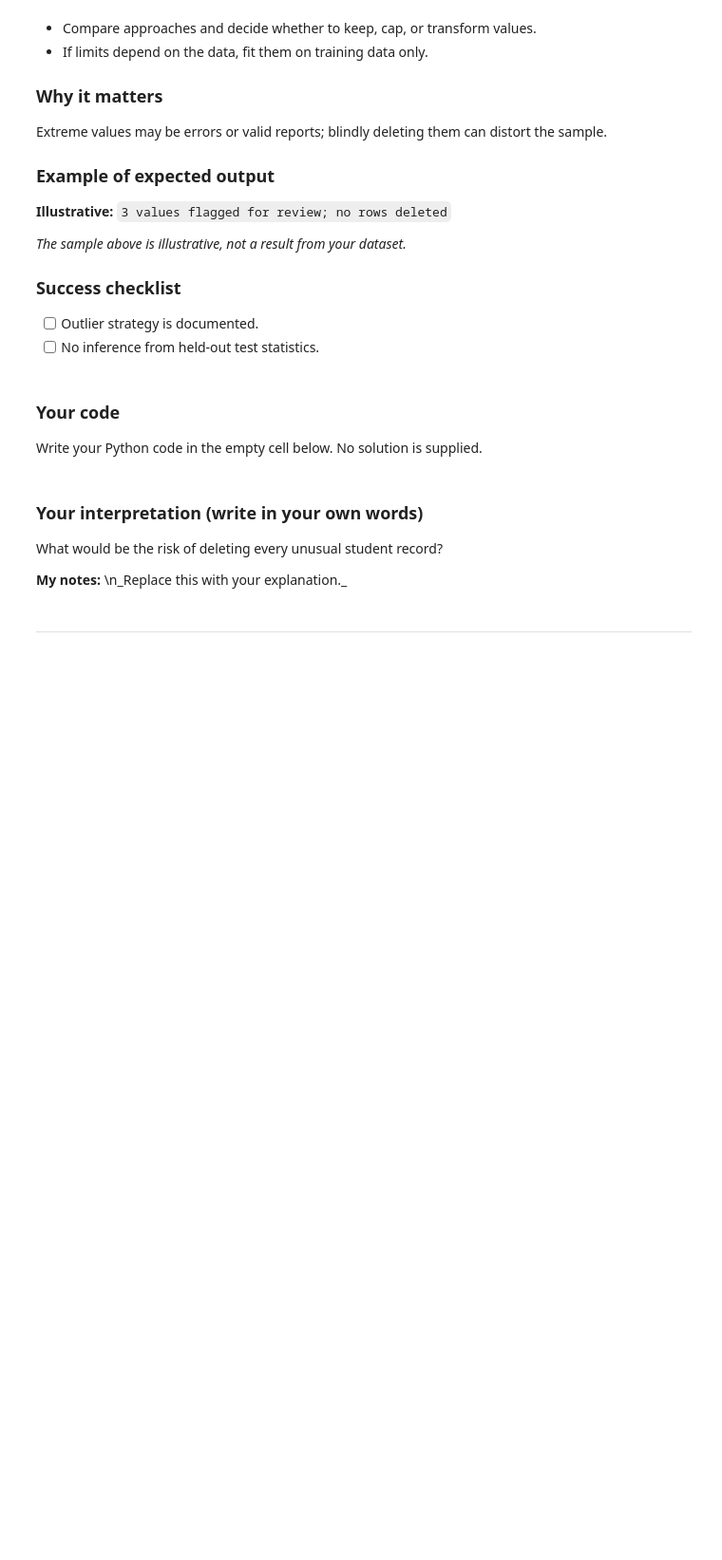
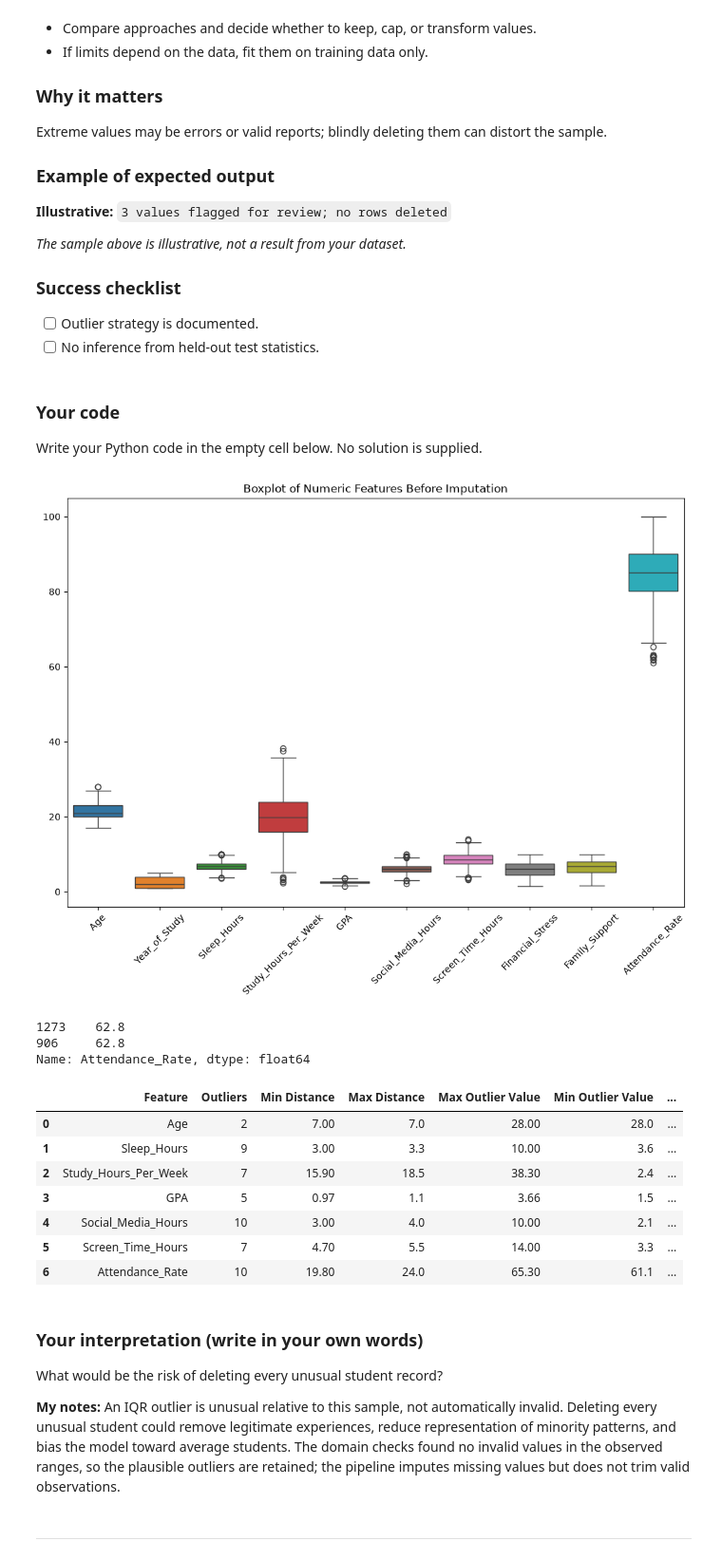
Before and after one commit to ElMehdiCherkaoui/Pr-diction-du-risque-de-sant-mentale-chez-les-tudiants, a Jupyter notebook: student-mental-health/notebooks/02_preprocessing.ipynb, the cells around one changed output. Shown at 95% size. Drawn from its saved outputs; the diff is of its cells as text; code cells hidden in the pictures; blank space fills up the shorter version.

Commit message:
Complete preprocessing notebook
Implement reproducible data preparation, train-test splitting, encoding, scaling, and processed dataset export.

```diff
--- a/student-mental-health/notebooks/02_preprocessing.ipynb
+++ b/student-mental-health/notebooks/02_preprocessing.ipynb
@@ -139,3 +258,14 @@ Filling missing values lets models work with incomplete records while preventing
 # %% [markdown]
 ### Your code
 Write your Python code in the empty cell below. No solution is supplied.
+# %%
+
+numeric_cols = train_X.select_dtypes(include=[np.number]).columns.tolist()
+categorical_cols = train_X.select_dtypes(include=["object", "string", "category"]).columns.tolist()
+
+print("Numeric columns:", numeric_cols)
+print("Categorical columns:", categorical_cols)
+print("Training numeric missing values:", int(train_X[numeric_cols].isna().sum().sum()))
+print("Training categorical missing values:", int(train_X[categorical_cols].isna().sum().sum()))
+print("Test numeric missing values:", int(test_X[numeric_cols].isna().sum().sum()))
+print("Test categorical missing values:", int(test_X[categorical_cols].isna().sum().sum()))
@@ -169,11 +306,78 @@ Extreme values may be errors or valid reports; blindly deleting them can distort
 # %% [markdown]
 ### Your code
 Write your Python code in the empty cell below. No solution is supplied.
+# %%
+import matplotlib.pyplot as plt
+import seaborn as sns
+
+plt.figure(figsize=(12, 8))
+sns.boxplot(data=train_X[numeric_cols])
+plt.title("Boxplot of Numeric Features Before Imputation")
+plt.xticks(rotation=45)
+plt.show()
+
+
+outliers_info = []
+
+for col in numeric_cols:
+    q1 = train_X[col].quantile(0.25)
+    q3 = train_X[col].quantile(0.75)
+    iqr = q3 - q1
+
+    lower = q1 - 1.5 * iqr
+    upper = q3 + 1.5 * iqr
+
+    outliers = train_X[col][
+        (train_X[col] < lower) | (train_X[col] > upper)
+    ]
+
+    median = train_X[col].median()
+
+    if len(outliers) > 0:
+        distances = abs(outliers - median)
+        ditances_upper = abs(outliers[outliers > upper] - upper)
+        ditances_lower = abs(outliers[outliers < lower] - lower)
+
+        outliers_info.append({
+            "Feature": col,
+            "Outliers": len(outliers),
+            "Min Distance": distances.min(),
+            "Max Distance": distances.max(),
+            "Max Outlier Value": outliers.max(),
+            "Min Outlier Value": outliers.min(),
+            'max outlier from upper bound Distance': ditances_upper.max() if not ditances_upper.empty else np.nan,
+            'max outlier from lower bound Distance': ditances_lower.max() if not ditances_lower.empty else np.nan
+        })
+
+outliers_df = pd.DataFrame(outliers_info)
+
+
+
+replacement = train_X["Attendance_Rate"][train_X["Attendance_Rate"] > 62.5].min()
+
+train_X.loc[[1273, 906], "Attendance_Rate"] = replacement
+
+print(train_X.loc[[1273, 906], "Attendance_Rate"])
+
+display(outliers_df)
+# %% [output]
+[figure, added]
+1273    62.8
+906     62.8
+Name: Attendance_Rate, dtype: float64
+|  | Feature | Outliers | Min Distance | Max Distance | Max Outlier Value | Min Outlier Value | ... |
+| 0 | Age | 2 | 7.00 | 7.0 | 28.00 | 28.0 | ... |
+| 1 | Sleep_Hours | 9 | 3.00 | 3.3 | 10.00 | 3.6 | ... |
+| 2 | Study_Hours_Per_Week | 7 | 15.90 | 18.5 | 38.30 | 2.4 | ... |
+| 3 | GPA | 5 | 0.97 | 1.1 | 3.66 | 1.5 | ... |
+| 4 | Social_Media_Hours | 10 | 3.00 | 4.0 | 10.00 | 2.1 | ... |
+| 5 | Screen_Time_Hours | 7 | 4.70 | 5.5 | 14.00 | 3.3 | ... |
+| 6 | Attendance_Rate | 10 | 19.80 | 24.0 | 65.30 | 61.1 | ... |
 # %% [markdown]
 ### Your interpretation (write in your own words)
 What would be the risk of deleting every unusual student record?
 
-**My notes:**  \n_Replace this with your explanation._
+**My notes:** An IQR outlier is unusual relative to this sample, not automatically invalid. Deleting every unusual student could remove legitimate experiences, reduce representation of minority patterns, and bias the model toward average students. The domain checks found no invalid values in the observed ranges, so the plausible outliers are retained; the pipeline imputes missing values but does not trim valid observations.
 # %% [markdown]
 ---
 # %% [markdown]
```
Also changed, not shown: parts of 16 cells of this notebook.
